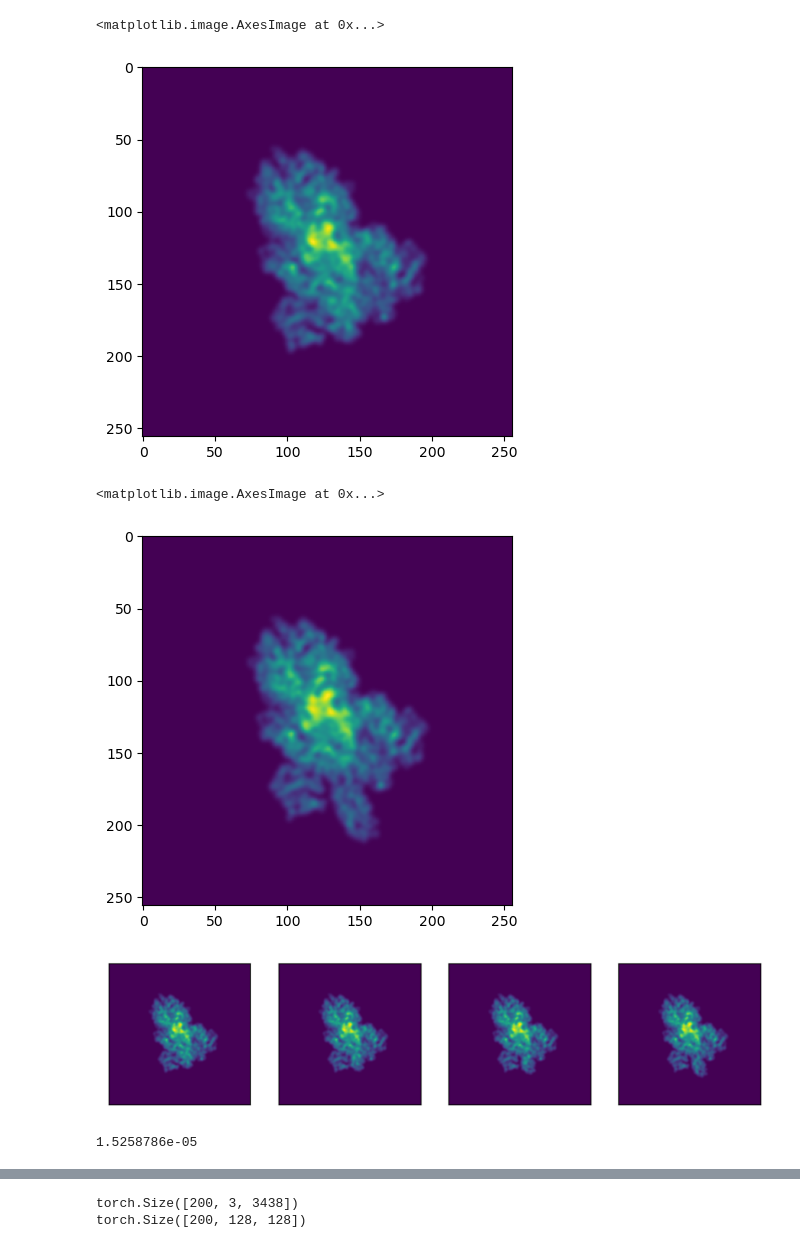
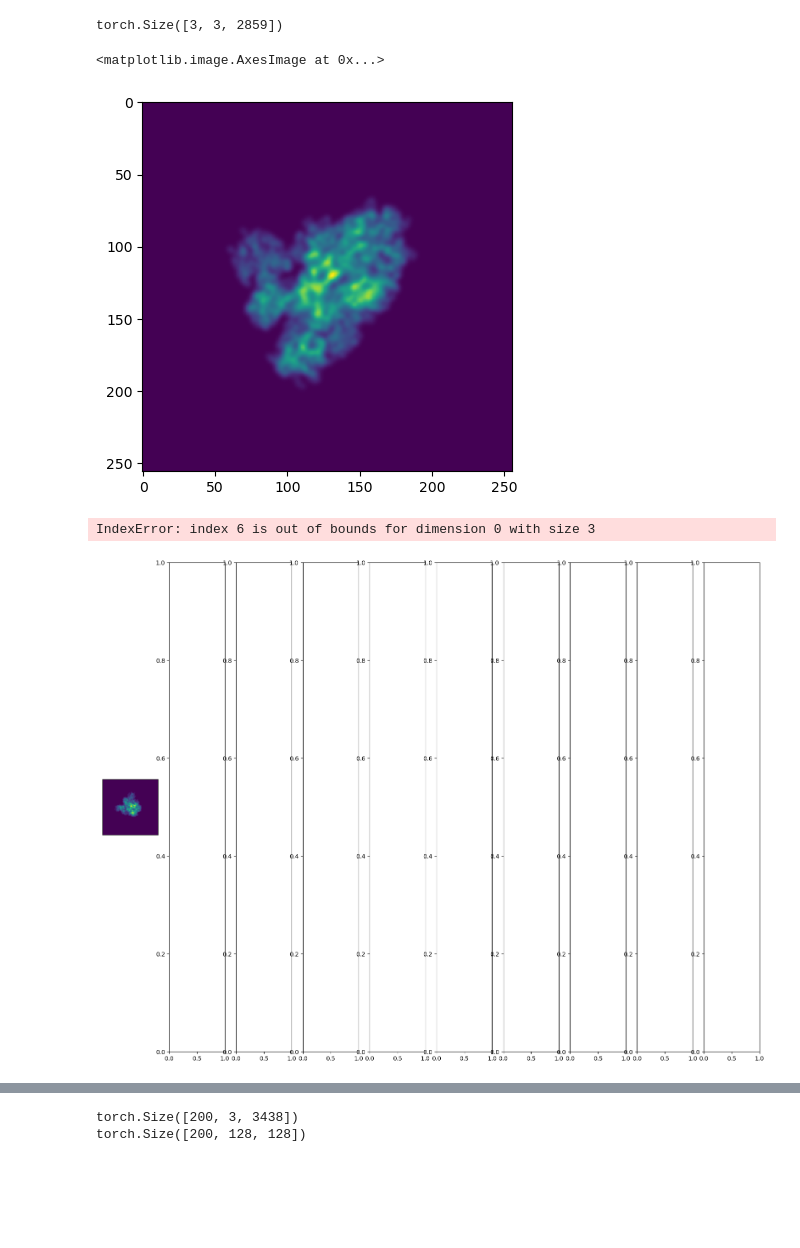
Before and after one commit to flatironinstitute/cryoSBI, a Jupyter notebook: notebooks/Untitled.ipynb, the cells around one changed output, grey strips where cells are left out. Saved outputs shown, nothing was run; the diff lists cells and outputs as text; code cells hidden in the pictures; blank space fills up the shorter version.

```diff
--- a/notebooks/Untitled.ipynb
+++ b/notebooks/Untitled.ipynb
@@ -42,13 +44,17 @@ def gen_quat() -> torch.Tensor:
 # %%
 #models = torch.from_numpy(np.load("../../ceph/covid_spike_data/notebooks/test_models_spike.npy")).to(torch.float32).cuda()[::30]
-#models = torch.from_numpy(np.load("../../ceph/covid_spike_data/interpolation_models/spike_interpo.npy")).to(torch.float32).cuda()
-#models = torch.from_numpy(np.load("../../ceph/brownman_models/brownman_models.npy")).to(torch.float32).cuda()
-test_quat = torch.tensor([-0.3576,  0.8310, -0.2671,  0.3320])#gen_quat()
+models = torch.from_numpy(np.load("../../ceph/covid_spike_data/interpolation_models/spike_interpo.npy")).to(torch.float32).cuda()[4:7]
+#models = torch.from_numpy(np.load("../../ceph/brownman_models/brownman_models_distance_bins.npy")).to(torch.float32).cuda()
+test_quat = torch.tensor([0.2613,  0.8968, -0.1255,  0.3343])#gen_quat()
 test_quats = torch.stack([test_quat for _ in range(len(models))]).cuda()
 pixel_size = torch.tensor(1., dtype=torch.float32).cuda()
 num_pixels = torch.tensor(256, dtype=torch.int64).cuda()
 sigma = 2*torch.ones(len(models), dtype=torch.float32).reshape(-1, 1, 1).cuda()
 shifts = 0*torch.ones((len(models), 2), dtype=torch.float32).reshape(-1, 2).cuda()
+# %%
+models.shape
+# %% [output]
+torch.Size([3, 3, 2859])
 # %%
 def gen_rot_matrix_batched(quats: torch.Tensor) -> torch.Tensor:
     """
@@ -132,18 +138,14 @@ test_images = project_density_batched(
 plt.imshow(test_images[0].cpu().abs())
 # %% [output]
 <matplotlib.image.AxesImage at 0x...>
-[figure, old version]
+[figure, new version]
-# %%
-plt.imshow(test_images[-1].cpu().numpy())
-# %% [output]
-<matplotlib.image.AxesImage at 0x...>
-[figure, removed]
 # %%
-fig, axes = plt.subplots(1, 4 , figsize=(10, 10))
+fig, axes = plt.subplots(1, 10 , figsize=(20, 15))
 for i, ax in enumerate(axes.reshape(-1)):
-    ax.imshow(test_images[i * 3].cpu())
+    ax.imshow(test_images[i * 6].cpu())
     ax.set_yticks([])
     ax.set_xticks([])
-plt.savefig("../../ceph/covid_spike_data/config_files/test_particles/test_projection_direction.pdf", dpi=300)
+#plt.savefig("../../ceph/covid_spike_data/config_files/test_particles/test_projection_direction.pdf", dpi=300)
 # %% [output]
+IndexError: index 6 is out of bounds for dimension 0 with size 3
-[figure, old version]
+[figure, new version]
@@ -152,4 +151,0 @@ image = test_images[0].cpu().numpy()
-# %%
-np.mean(image)
-# %% [output]
-1.5258786e-05
```
Also changed, not shown: parts of 25 cells of this notebook, 3 other files.
